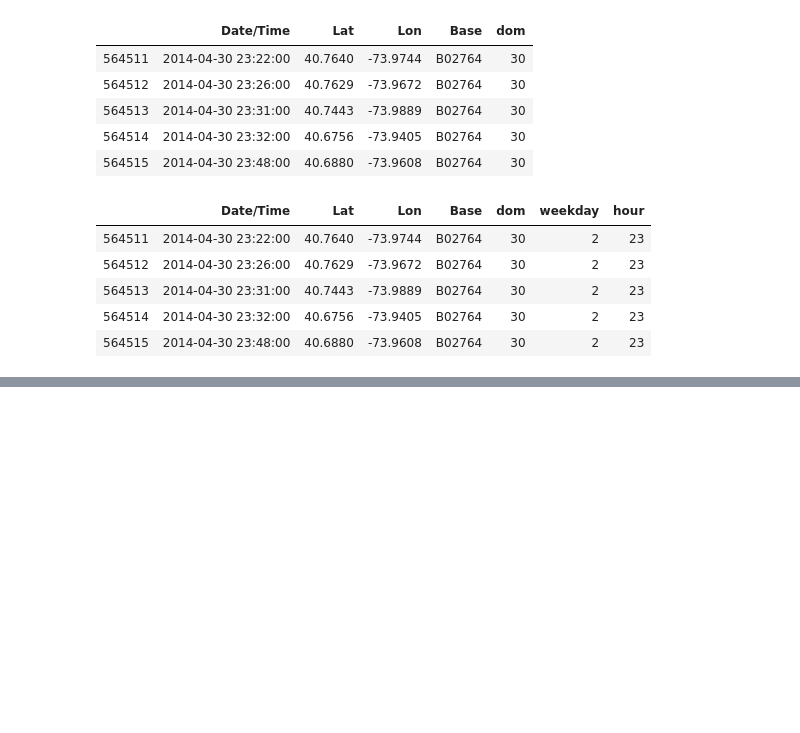
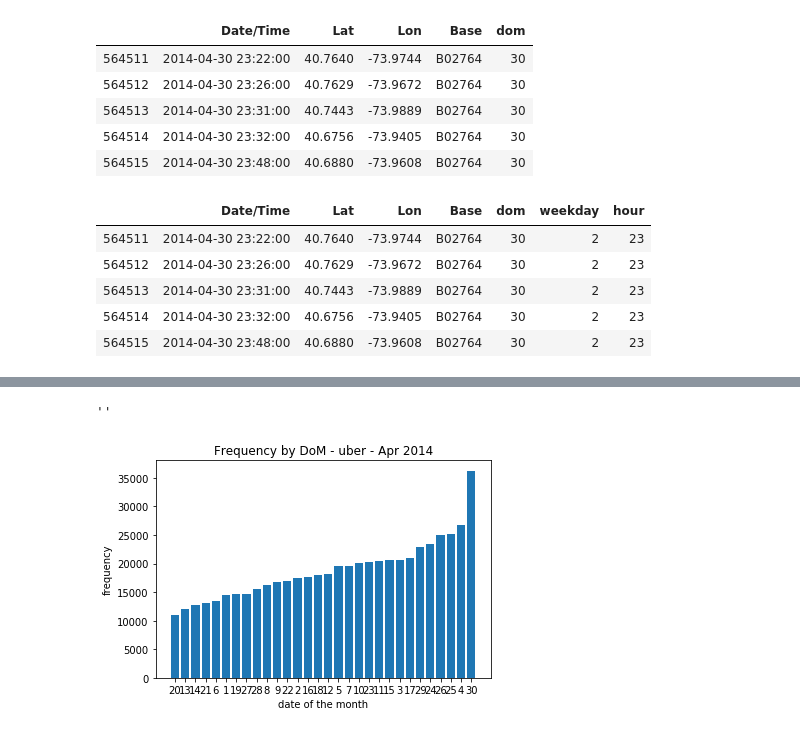
Before and after one commit to LobarBadalova/uber_data_analysis, a Jupyter notebook: Uber.ipynb, the cells around one changed output, grey strips where cells are left out. Saved outputs shown, nothing was run; the diff lists cells and outputs as text; code cells hidden in the pictures; blank space fills up the shorter version.

```diff
--- a/Uber.ipynb
+++ b/Uber.ipynb
@@ -96,0 +144,4 @@ Name: weekday, Length: 564516, dtype: int64
+# %%
+
+by_date_sorted = by_date.sort_values()
+by_date_sorted
@@ -96,0 +166,11 @@ Name: weekday, Length: 564516, dtype: int64
+# %%
+
+bar(range(1, 31), by_date_sorted)
+xticks(range(1,31), by_date_sorted.index)
+xlabel('date of the month')
+ylabel('frequency')
+title('Frequency by DoM - uber - Apr 2014')
+;
+# %% [output]
+''
+[figure, added]
```
Also changed, not shown: parts of 15 cells of this notebook.
